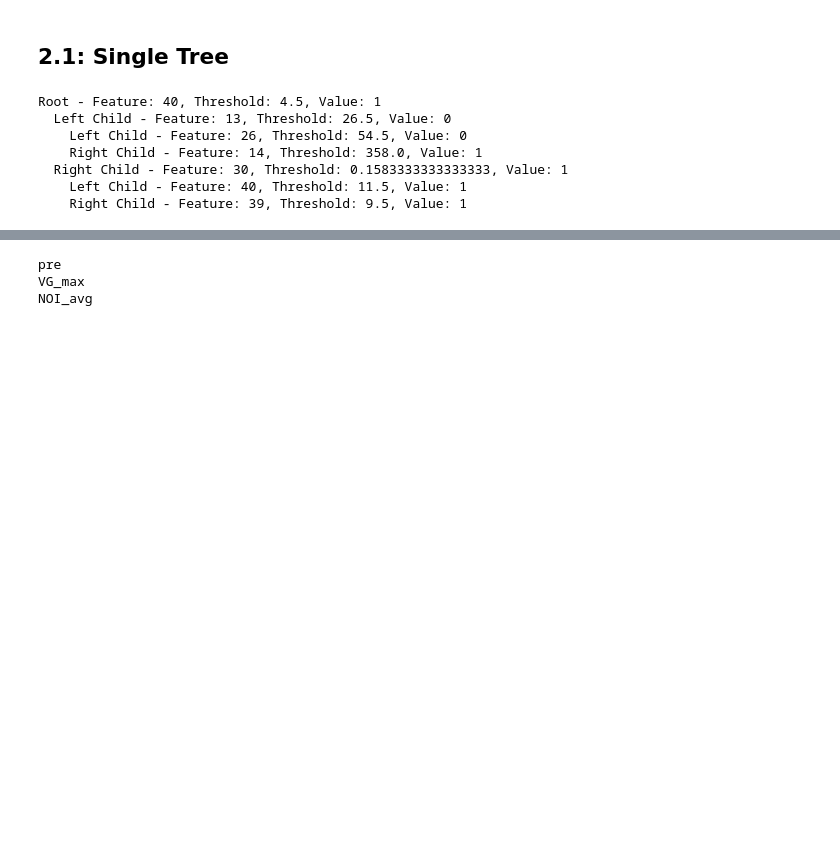
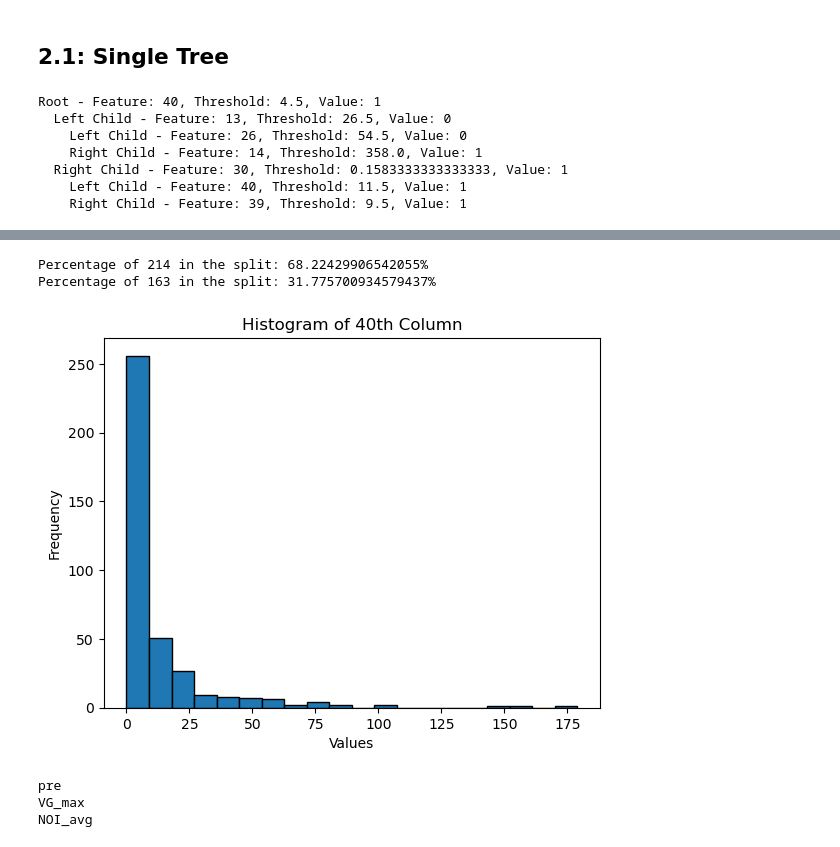
Before and after one commit to PaulVermeeren/Data-Mining, a Jupyter notebook: assigment_1.ipynb, the cells around one changed output, grey strips where cells are left out. Saved outputs shown, nothing was run; the diff lists cells and outputs as text; code cells hidden in the pictures; blank space fills up the shorter version.

```diff
--- a/assigment_1.ipynb
+++ b/assigment_1.ipynb
@@ -363,3 +427,29 @@ Root - Feature: 40, Threshold: 4.5, Value: 1
+# %%
+# Step 1: Calculate the sum of both numbers
+total = 146 + 68
+
+# Step 2: Calculate the percentage for each number
+percentage_214 = (146 / total) * 100
+percentage_163 = (68 / total) * 100
+
+print(f"Percentage of 214 in the split: {percentage_214}%")
+print(f"Percentage of 163 in the split: {percentage_163}%")
+# %% [output]
+Percentage of 214 in the split: 68.22429906542055%
+Percentage of 163 in the split: 31.775700934579437%
+# %%
+import matplotlib.pyplot as plt
+
+column_40 = x_train[:, 40]
+
+# Create a histogram
+plt.hist(column_40, bins=20, edgecolor='black')  # You can adjust the number of bins as needed
+plt.xlabel('Values')
+plt.ylabel('Frequency')
+plt.title('Histogram of 40th Column')
+plt.show()
+# %% [output]
+[figure, added]
 # %%
 print(pred_variables[40])
 print(pred_variables[13])
```
Also changed, not shown: parts of 4 cells of this notebook.
